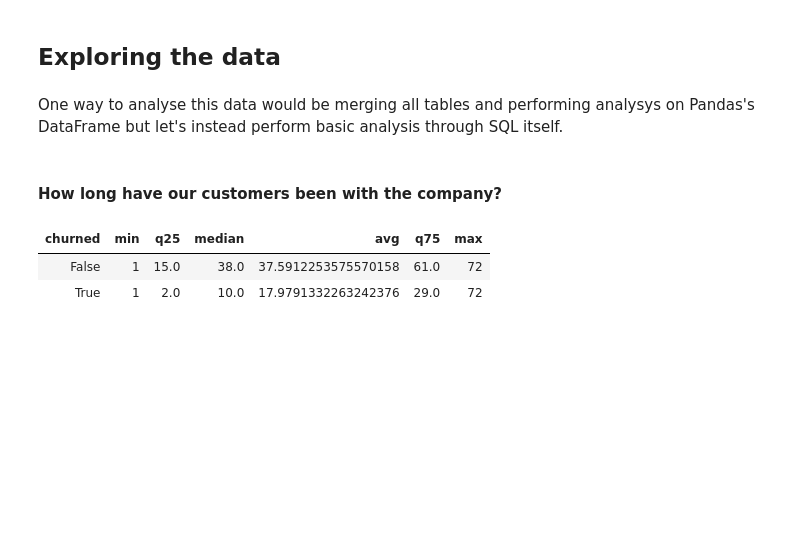
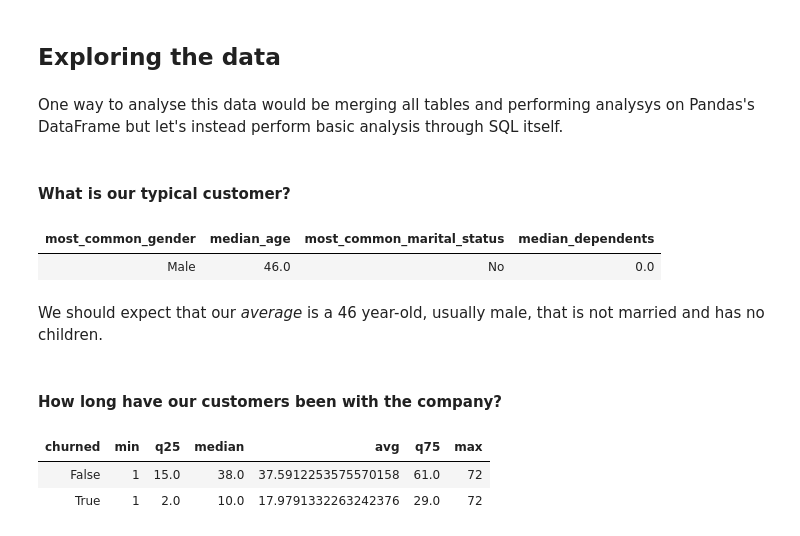
Before and after one commit to Mykolazaz/telco-churn-analysis, a Jupyter notebook: main.ipynb, the cells around one changed output. Cells and saved outputs as stored; diff of their text form; code cells hidden in the pictures; blank space fills up the shorter version.

Commit message:
Typical customer analysis

```diff
--- a/main.ipynb
+++ b/main.ipynb
@@ -153,6 +153,48 @@ This table describes the person's demographic details such as age, gender and fa
 ## Exploring the data
 # %% [markdown]
 One way to analyse this data would be merging all tables and performing analysys on Pandas's DataFrame but let's instead perform basic analysis through SQL itself.
+# %% [markdown]
+#### What is our typical customer?
+# %%
+%%sql
+WITH genderTable AS (
+    SELECT gender,
+        COUNT(*) AS count
+    FROM demographics
+    GROUP BY gender
+    ORDER BY count DESC
+    LIMIT 1
+),
+ageTable AS (
+    SELECT PERCENTILE_CONT(0.5) WITHIN GROUP (ORDER BY age) AS median
+    FROM demographics
+),
+marriedTable AS (
+    SELECT is_married,
+        COUNT(*) AS count
+    FROM demographics
+    GROUP BY is_married
+    ORDER BY count DESC
+    LIMIT 1
+),
+dependentsTable AS (
+    SELECT PERCENTILE_CONT(0.5) WITHIN GROUP (ORDER BY n_dependents) AS median
+    FROM demographics
+)
+SELECT
+    genderTable.gender AS most_common_gender,
+    ageTable.median AS median_age,
+    marriedTable.is_married AS most_common_marital_status,
+    dependentsTable.median AS median_dependents
+FROM genderTable
+CROSS JOIN ageTable
+CROSS JOIN marriedTable
+CROSS JOIN dependentsTable;
+# %% [output]
+| most_common_gender | median_age | most_common_marital_status | median_dependents |
+| Male | 46.0 | No | 0.0 |
+# %% [markdown]
+We should expect that our *average* is a 46 year-old, usually male, that is not married and has no children.
 # %% [markdown]
 #### How long have our customers been with the company?
 # %%
```
